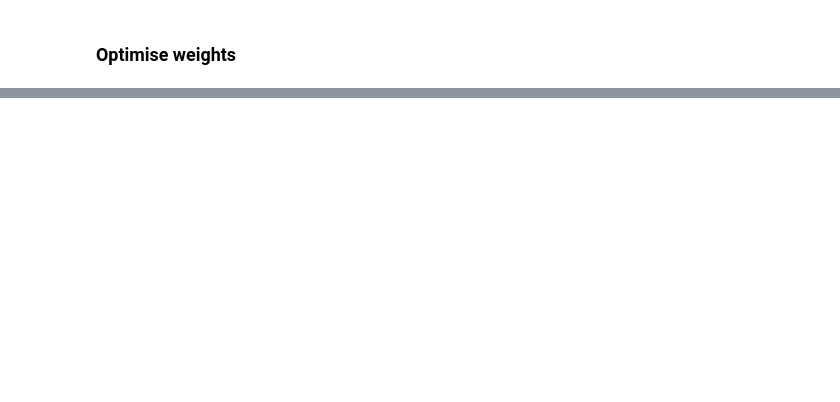
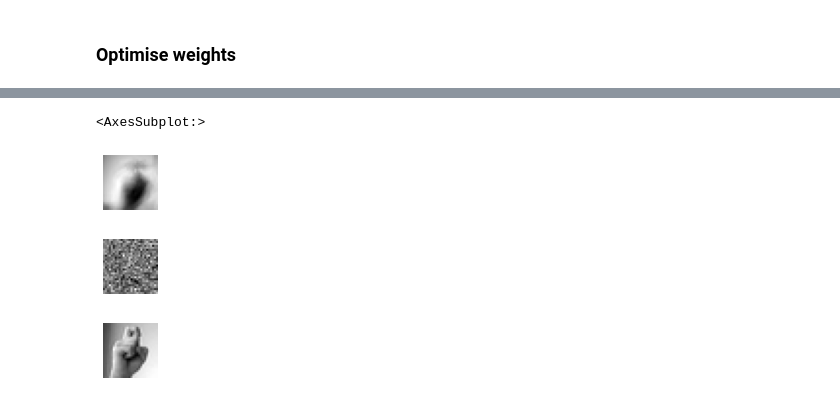
Before and after one commit to vinaykudari/my-jouney-into-machine-learning, a Jupyter notebook: _notebooks/2020-09-30-American-sign-language-classifier-from-scratch.ipynb, the cells around one changed output, grey strips where cells are left out. Cells and saved outputs as stored; diff of their text form; code cells hidden in the pictures; blank space fills up the shorter version.

```diff
--- a/_notebooks/2020-09-30-American-sign-language-classifier-from-scratch.ipynb
+++ b/_notebooks/2020-09-30-American-sign-language-classifier-from-scratch.ipynb
@@ -191,0 +251,24 @@ tensor([[nan, nan, nan, nan],
+# %%
+show_image(
+    torch.reshape(
+        tensor(df[df.label == classes[2]].values).float().mean(0)[1:],
+        (28, 28)
+    ),
+    cmap='gray'
+)
+show_image(
+    torch.reshape(weights[:, 2], (28, 28)),
+    cmap='gray'
+)
+show_image(
+    torch.reshape(
+        tensor(df[df.label == classes[2]].values[0][1:]),
+        (28, 28)
+    ),
+    cmap='gray'
+)
+# %% [output]
+<AxesSubplot:>
+[figure, added]
+[figure, added]
+[figure, added]
```
Also changed, not shown: parts of 28 cells of this notebook.
